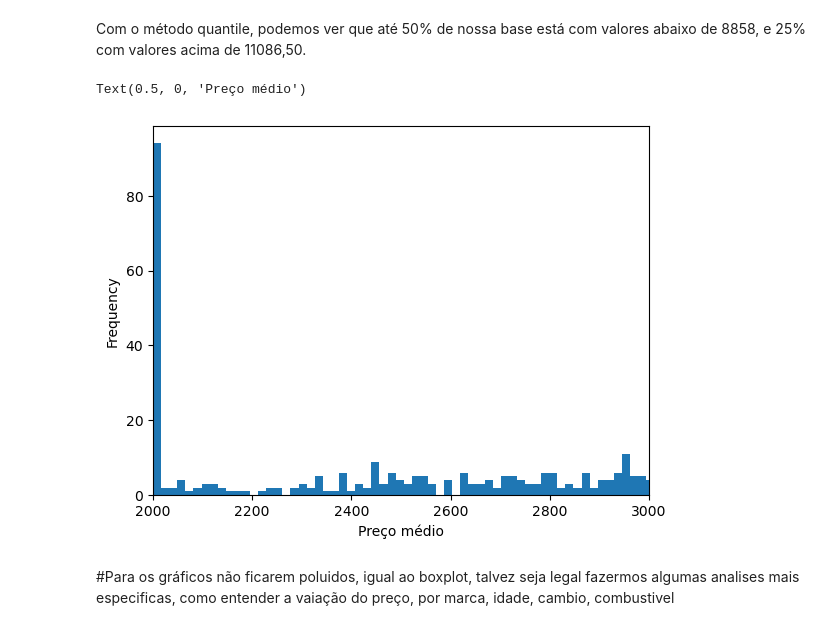
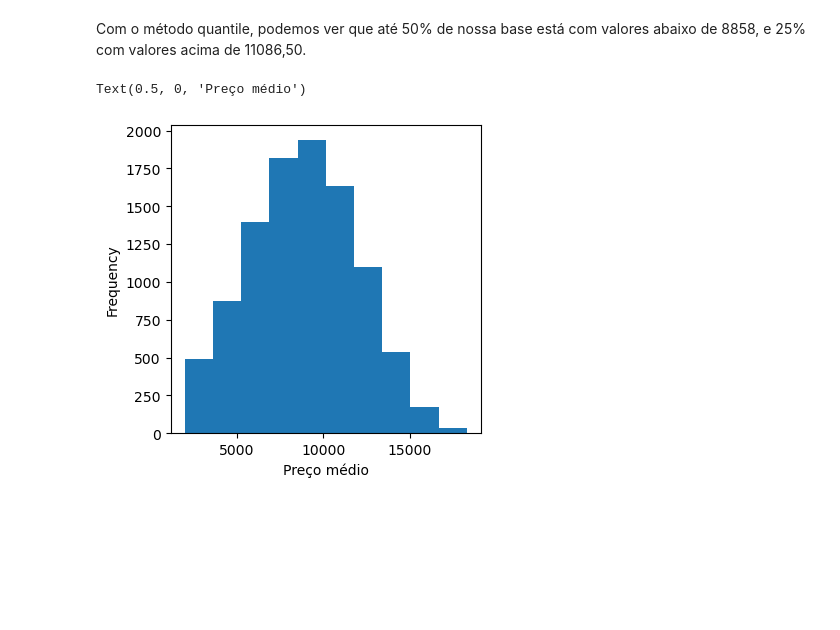
Before and after one commit to andreysousar/price-car, a Jupyter notebook: Car pricing.ipynb, the cells around one changed output. Cells and saved outputs as stored; diff of their text form; code cells hidden in the pictures; blank space fills up the shorter version.

Commit message:
histograma

```diff
--- a/Car pricing.ipynb
+++ b/Car pricing.ipynb
@@ -97,14 +97,11 @@ Name: preco, dtype: float64
 # %% [markdown]
 Com o método quantile, podemos ver que até 50% de nossa base está com valores abaixo de 8858, e 25% com valores acima de 11086,50.
 # %%
-ax = base_original["preco"].plot.hist(
-    xlim=[2000,3000],
-    bins=1000
-)
+ax = base_original["preco"].plot.hist(figsize=(4,4))
 
 ax.set_xlabel("Preço médio")
 # %% [output]
 Text(0.5, 0, 'Preço médio')
-[figure, old version]
+[figure, new version]
 # %% [markdown]
-#Para os gráficos não ficarem poluidos, igual ao boxplot, talvez seja legal fazermos algumas analises mais especificas, como entender a vaiação do preço, por marca, idade, cambio, combustivel
+#
```
